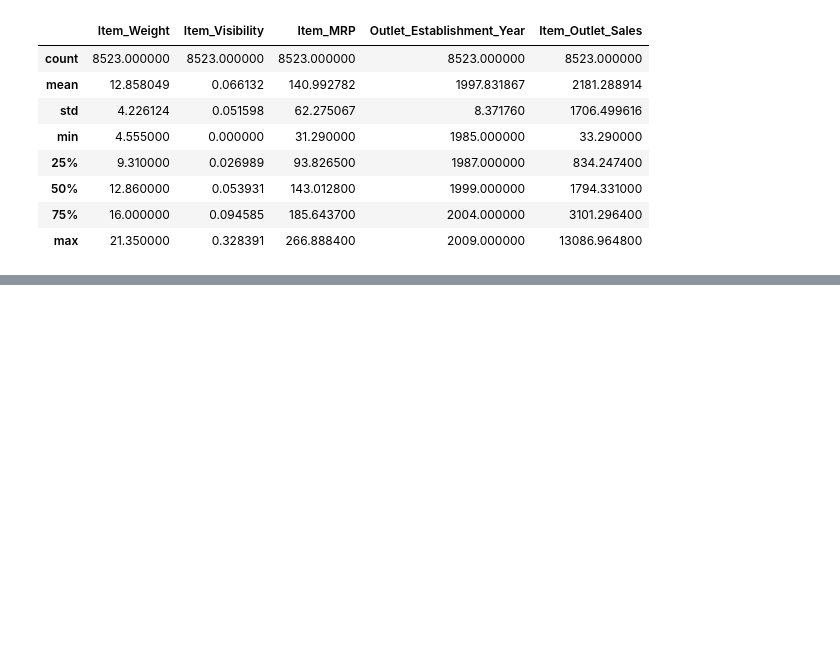
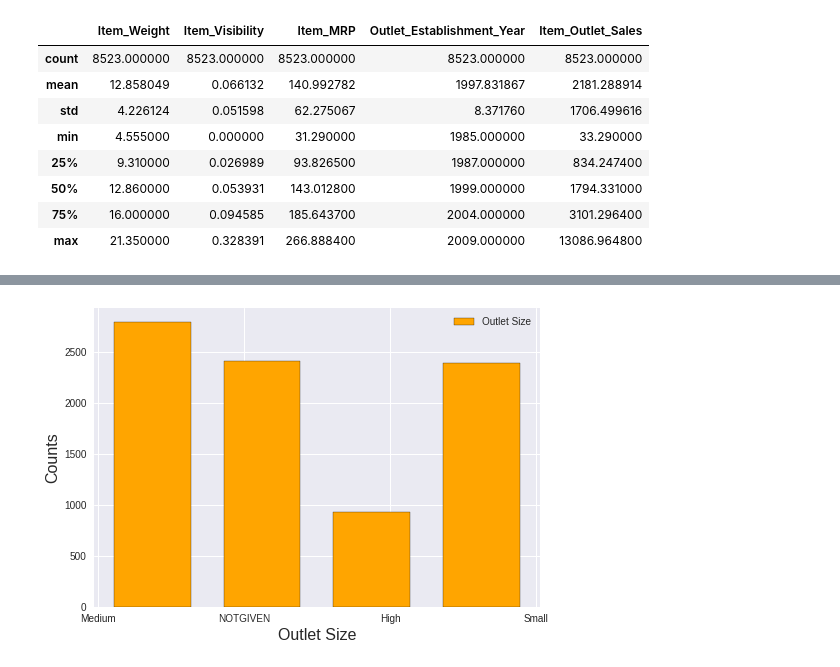
Before and after one commit to npipal/food-sales-predictions, a Jupyter notebook: Food_Sales_Predictions_NickPipal.ipynb, the cells around one changed output, grey strips where cells are left out. Saved outputs shown, nothing was run; the diff lists cells and outputs as text; code cells hidden in the pictures; blank space fills up the shorter version.

```diff
--- a/Food_Sales_Predictions_NickPipal.ipynb
+++ b/Food_Sales_Predictions_NickPipal.ipynb
@@ -173,0 +192,9 @@ df.describe()
+# %%
+#Histogram of Outlet Size
+plt.style.use('seaborn')
+df['Outlet_Size'].hist(bins =4, label='Outlet Size', edgecolor='black', rwidth=0.7, color='orange')
+plt.xlabel('Outlet Size', fontsize=16)
+plt.ylabel('Counts', fontsize=16)
+plt.legend();
+# %% [output]
+[figure, added]
```
Also changed, not shown: parts of 13 cells of this notebook.
